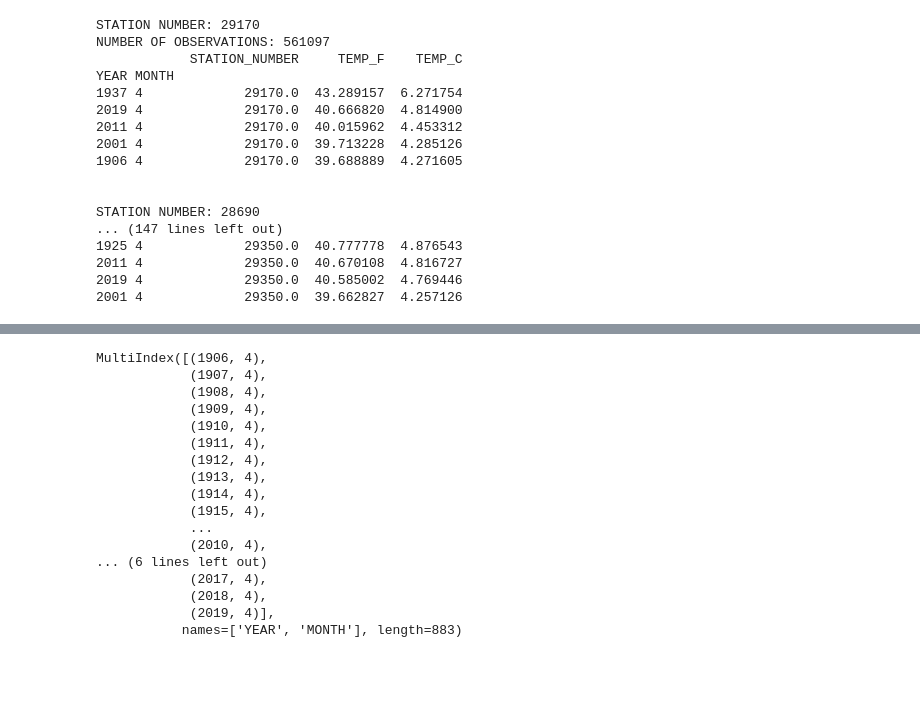
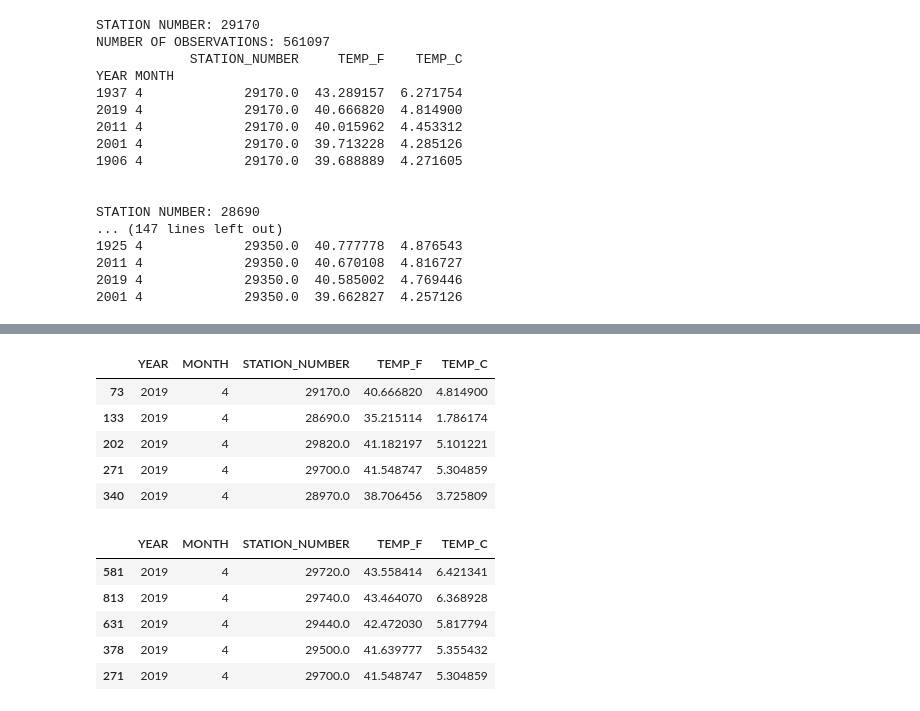
Before and after one commit to understar/GeoPythonLearning, a Jupyter notebook: Lesson6.ipynb, the cells around one changed output, grey strips where cells are left out. Cells and saved outputs as stored; diff of their text form; code cells hidden in the pictures; blank space fills up the shorter version.

```diff
--- a/Lesson6.ipynb
+++ b/Lesson6.ipynb
@@ -567,20 +566,19 @@ monthly_mean_all_df.head()
-# %%
-monthly_mean_all_df.index
-# %% [output]
-MultiIndex([(1906, 4),
-            (1907, 4),
-            (1908, 4),
-            (1909, 4),
-            (1910, 4),
-            (1911, 4),
-            (1912, 4),
-            (1913, 4),
-            (1914, 4),
-            (1915, 4),
-            ...
-            (2010, 4),
-... (6 lines left out)
-            (2017, 4),
-            (2018, 4),
-            (2019, 4)],
-           names=['YEAR', 'MONTH'], length=883)
+# %%
+mean_2019 = monthly_mean_all_df[(monthly_mean_all_df['YEAR'] == 2019) & (monthly_mean_all_df['MONTH']==4)]
+mean_2019.head()
+# %% [output]
+|  | YEAR | MONTH | STATION_NUMBER | TEMP_F | TEMP_C |
+| 73 | 2019 | 4 | 29170.0 | 40.666820 | 4.814900 |
+| 133 | 2019 | 4 | 28690.0 | 35.215114 | 1.786174 |
+| 202 | 2019 | 4 | 29820.0 | 41.182197 | 5.101221 |
+| 271 | 2019 | 4 | 29700.0 | 41.548747 | 5.304859 |
+| 340 | 2019 | 4 | 28970.0 | 38.706456 | 3.725809 |
+# %%
+mean_2019.sort_values(by='TEMP_C', ascending=False).head()
+# %% [output]
+|  | YEAR | MONTH | STATION_NUMBER | TEMP_F | TEMP_C |
+| 581 | 2019 | 4 | 29720.0 | 43.558414 | 6.421341 |
+| 813 | 2019 | 4 | 29740.0 | 43.464070 | 6.368928 |
+| 631 | 2019 | 4 | 29440.0 | 42.472030 | 5.817794 |
+| 378 | 2019 | 4 | 29500.0 | 41.639777 | 5.355432 |
+| 271 | 2019 | 4 | 29700.0 | 41.548747 | 5.304859 |
```
Also changed, not shown: parts of 2 cells of this notebook, 20 other files.
